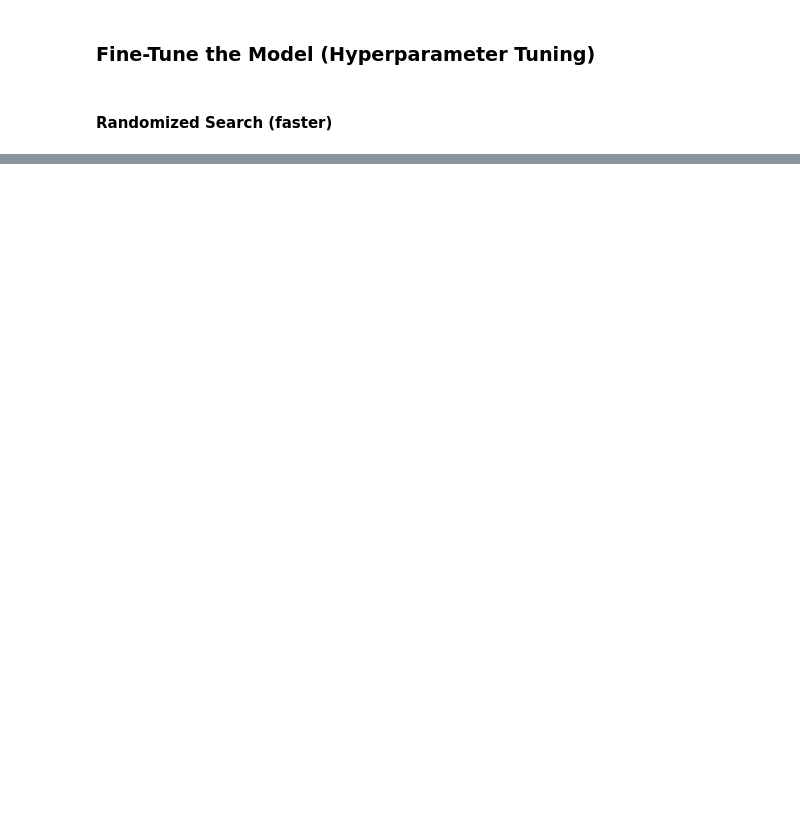
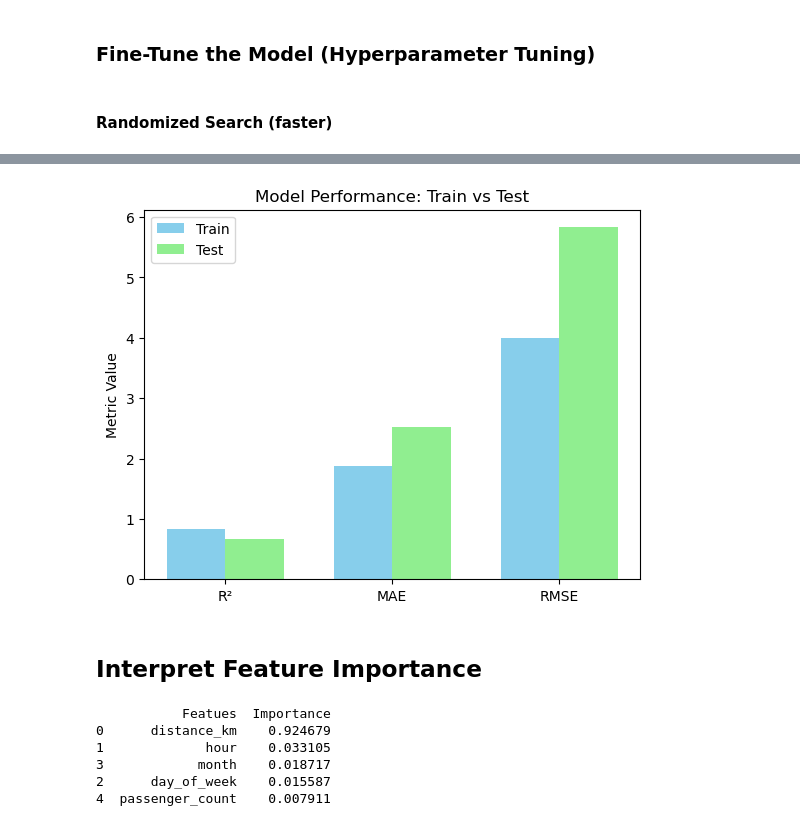
Before and after one commit to Ritik-yadav-934/Predict-the-fare-amount-of-future-rides-using-regression-analysis, a Jupyter notebook: Uber.ipynb, the cells around one changed output, grey strips where cells are left out. Cells and saved outputs as stored; diff of their text form; code cells hidden in the pictures; blank space fills up the shorter version.

```diff
--- a/Uber.ipynb
+++ b/Uber.ipynb
@@ -354,0 +392,22 @@ Best R2 Scores:  0.7334014575821689
+# %%
+import matplotlib.pyplot as plt
+import numpy as np
+
+metrics = ['R²', 'MAE', 'RMSE']
+train_values = [0.834, 1.870, 4.000]
+test_values = [0.673, 2.516, 5.831]
+
+x = np.arange(len(metrics))
+width = 0.35
+
+plt.bar(x - width/2, train_values, width, label='Train', color='skyblue')
+plt.bar(x + width/2, test_values, width, label='Test', color='lightgreen')
+plt.xticks(x, metrics)
+plt.ylabel('Metric Value')
+plt.title('Model Performance: Train vs Test')
+plt.legend()
+plt.show()
+# %% [output]
+[figure, added]
+# %% [markdown]
+##  Interpret Feature Importance
@@ -354,0 +416,17 @@ Best R2 Scores:  0.7334014575821689
+# %%
+# Get features importance from the trained model
+importances = best_model.feature_importances_
+
+# Match importance values with features names
+feature_importances_df  = pd.DataFrame({
+    "Featues":X_train.columns,
+    "Importance":importances,
+}).sort_values(by="Importance",ascending = False)
+print(feature_importances_df.head(10))
+# %% [output]
+           Featues  Importance
+0      distance_km    0.924679
+1             hour    0.033105
+3            month    0.018717
+2      day_of_week    0.015587
+4  passenger_count    0.007911
```
Also changed, not shown: parts of 20 cells of this notebook.
